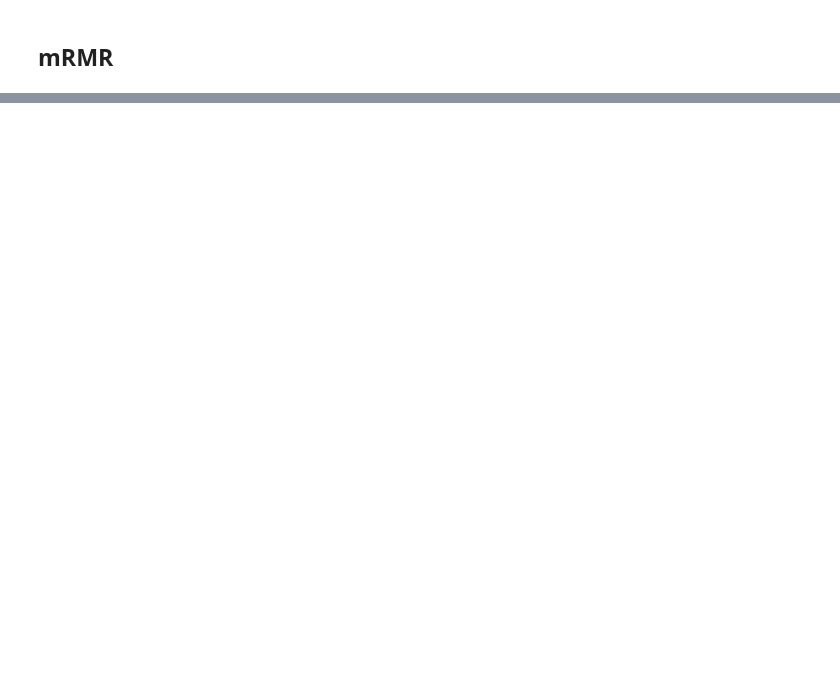
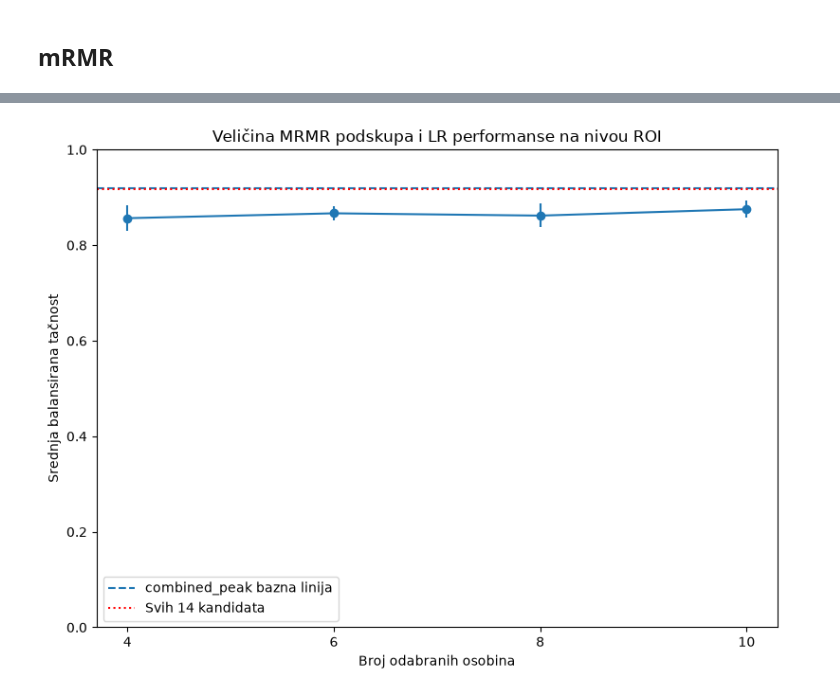
Before and after one commit to peraj-17/MasterProjekatPetarJ, a Jupyter notebook: notebooks/03_modeling.ipynb, the cells around one changed output, grey strips where cells are left out. Saved outputs shown, nothing was run; the diff lists cells and outputs as text; code cells hidden in the pictures; blank space fills up the shorter version.

```diff
--- a/notebooks/03_modeling.ipynb
+++ b/notebooks/03_modeling.ipynb
@@ -2673,0 +2798,8 @@ nonlinear_holdout_summary.to_csv(
+# %%
+# Definisanje veličine podskupova
+mrmr_feature_counts = [
+    4,
+    6,
+    8,
+    10,
+]
@@ -2673,0 +2814,8 @@ nonlinear_holdout_summary.to_csv(
+# %%
+# Kreiranje MRMR 'factory' funkcija
+mrmr_model_factories = {
+    n_features: make_mrmr_logistic_factory(
+        max_features=n_features
+    )
+    for n_features in mrmr_feature_counts
+}
@@ -2673,0 +2949,51 @@ nonlinear_holdout_summary.to_csv(
+# %%
+# Vizuelizacija
+mrmr_plot_data = (
+    mrmr_roi_results.loc[
+        mrmr_roi_results[
+            "analysis_variant"
+        ].str.startswith("mrmr_")
+    ]
+    .sort_values("n_selected_features")
+)
+
+plt.figure(figsize=(8, 6))
+
+plt.errorbar(
+    mrmr_plot_data["n_selected_features"],
+    mrmr_plot_data[
+        "test_balanced_accuracy_mean"
+    ],
+    yerr=mrmr_plot_data[
+        "test_balanced_accuracy_std"
+    ],
+    marker="o",
+)
+
+plt.axhline(
+    combined_peak_mrmr_baseline[
+        "test_balanced_accuracy_mean"
+    ],
+    linestyle="--",
+    label="combined_peak bazna linija",
+)
+
+plt.axhline(
+    core_all_mrmr_baseline[
+        "test_balanced_accuracy_mean"
+    ],
+    linestyle=":",
+    color="red",
+    label="Svih 14 kandidata",
+)
+
+plt.xlabel("Broj odabranih osobina")
+plt.ylabel("Srednja balansirana tačnost")
+plt.title("Veličina MRMR podskupa i LR performanse na nivou ROI")
+plt.xticks(mrmr_feature_counts)
+plt.ylim(0, 1)
+plt.legend()
+plt.tight_layout()
+plt.show()
+# %% [output]
+[figure, added]
```
Also changed, not shown: parts of 72 cells of this notebook, 19 other files.
